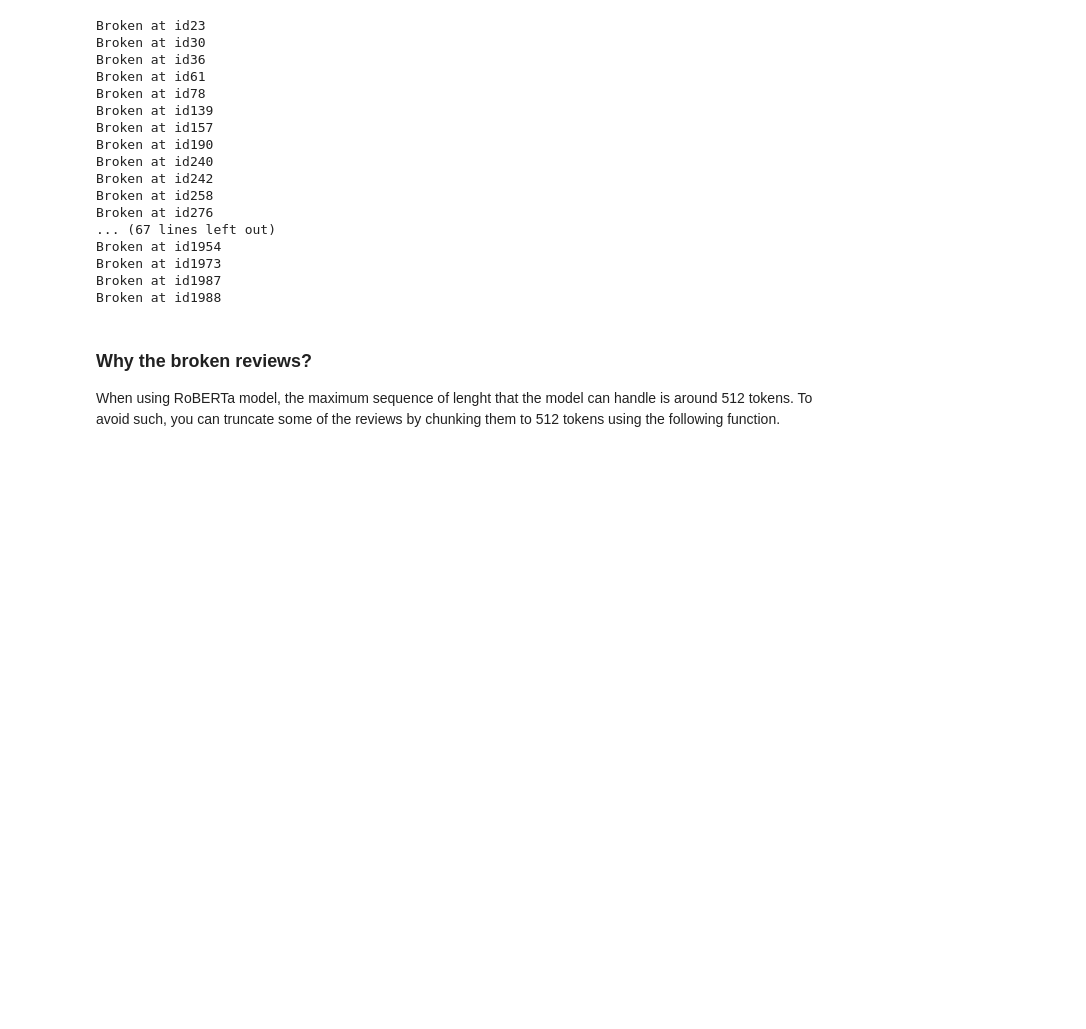
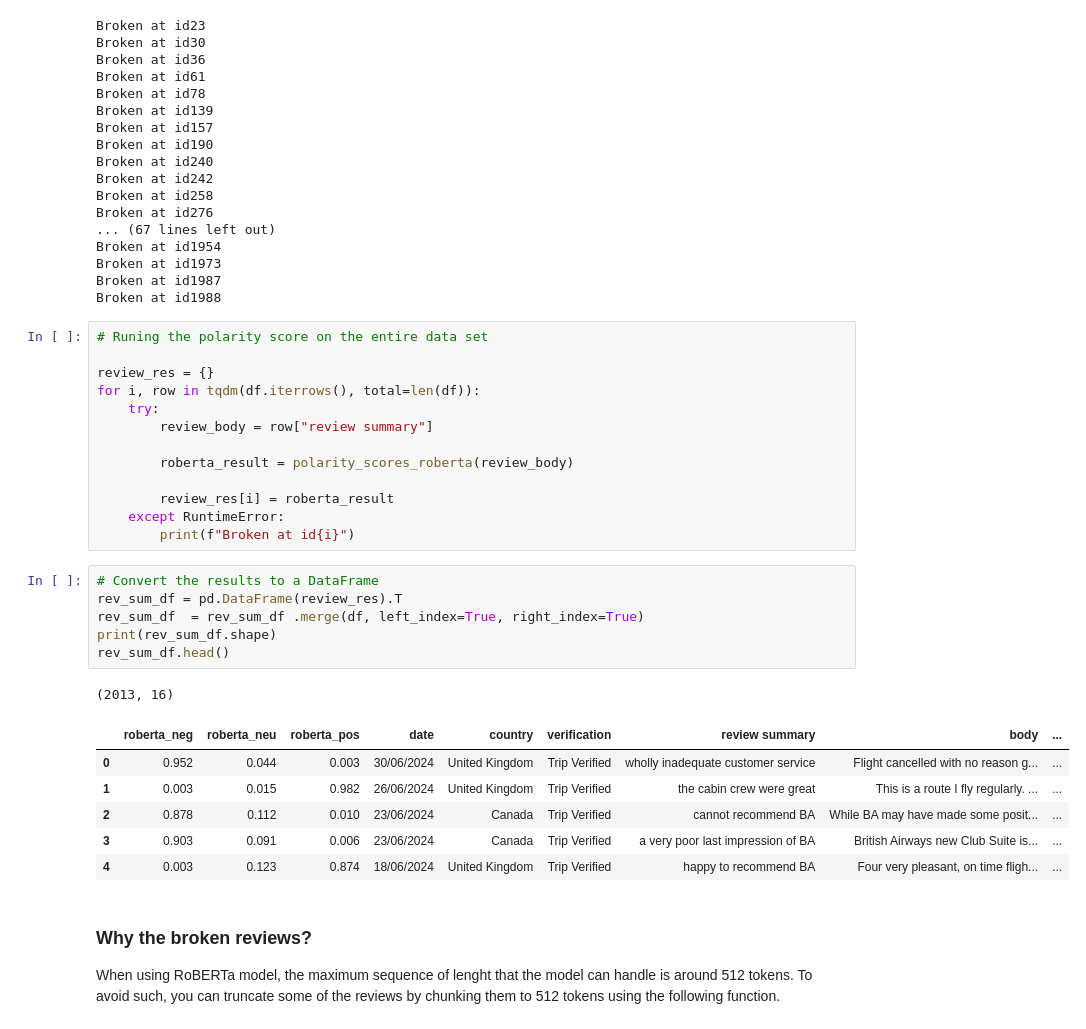
Before and after one commit to Ukomah/Customer-sentiment-analysis-for-british-airways-reviews, a Jupyter notebook: ba_reviews_analysis.ipynb, the cells around one changed output. Cells and saved outputs as stored; diff of their text form; blank space fills up the shorter version.

```diff
--- a/ba_reviews_analysis.ipynb
+++ b/ba_reviews_analysis.ipynb
@@ -367,6 +367,33 @@ Broken at id1954
 Broken at id1973
 Broken at id1987
 Broken at id1988
+# %%
+# Runing the polarity score on the entire data set
+
+review_res = {}
+for i, row in tqdm(df.iterrows(), total=len(df)):
+    try:
+        review_body = row["review summary"]
+
+        roberta_result = polarity_scores_roberta(review_body)
+
+        review_res[i] = roberta_result
+    except RuntimeError:
+        print(f"Broken at id{i}")
+# %%
+# Convert the results to a DataFrame
+rev_sum_df = pd.DataFrame(review_res).T
+rev_sum_df  = rev_sum_df .merge(df, left_index=True, right_index=True)
+print(rev_sum_df.shape)
+rev_sum_df.head()
+# %% [output]
+(2013, 16)
+|  | roberta_neg | roberta_neu | roberta_pos | date | country | verification | review summary | body | ... |
+| 0 | 0.952 | 0.044 | 0.003 | 30/06/2024 | United Kingdom | Trip Verified | wholly inadequate customer service | Flight cancelled with no reason g... | ... |
+| 1 | 0.003 | 0.015 | 0.982 | 26/06/2024 | United Kingdom | Trip Verified | the cabin crew were great | This is a route I fly regularly. ... | ... |
+| 2 | 0.878 | 0.112 | 0.010 | 23/06/2024 | Canada | Trip Verified | cannot recommend BA | While BA may have made some posit... | ... |
+| 3 | 0.903 | 0.091 | 0.006 | 23/06/2024 | Canada | Trip Verified | a very poor last impression of BA | British Airways new Club Suite is... | ... |
+| 4 | 0.003 | 0.123 | 0.874 | 18/06/2024 | United Kingdom | Trip Verified | happy to recommend BA | Four very pleasant, on time fligh... | ... |
 # %% [markdown]
 ### Why the broken reviews?
 When using RoBERTa model, the maximum sequence of lenght that the model can handle is around 512 tokens. To avoid such, you can truncate some of the reviews by chunking them to 512 tokens using the following function.
```
Also changed, not shown: parts of 1 cell of this notebook.
